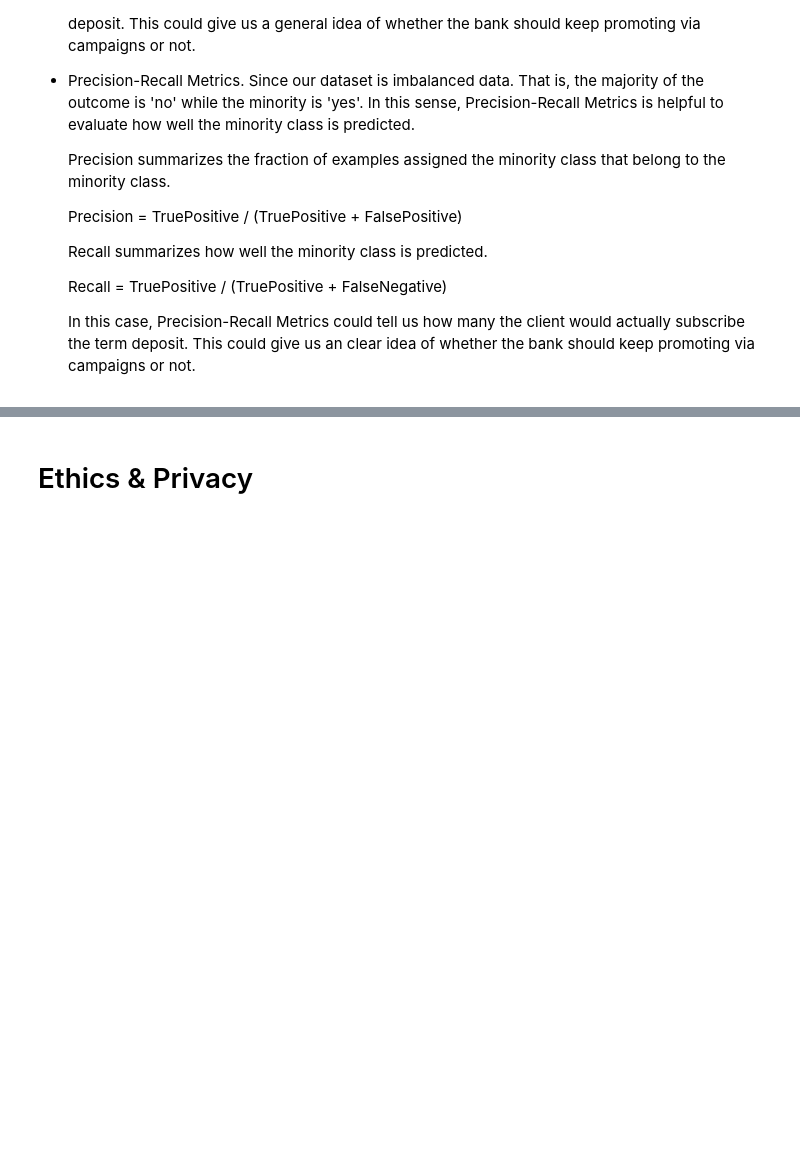
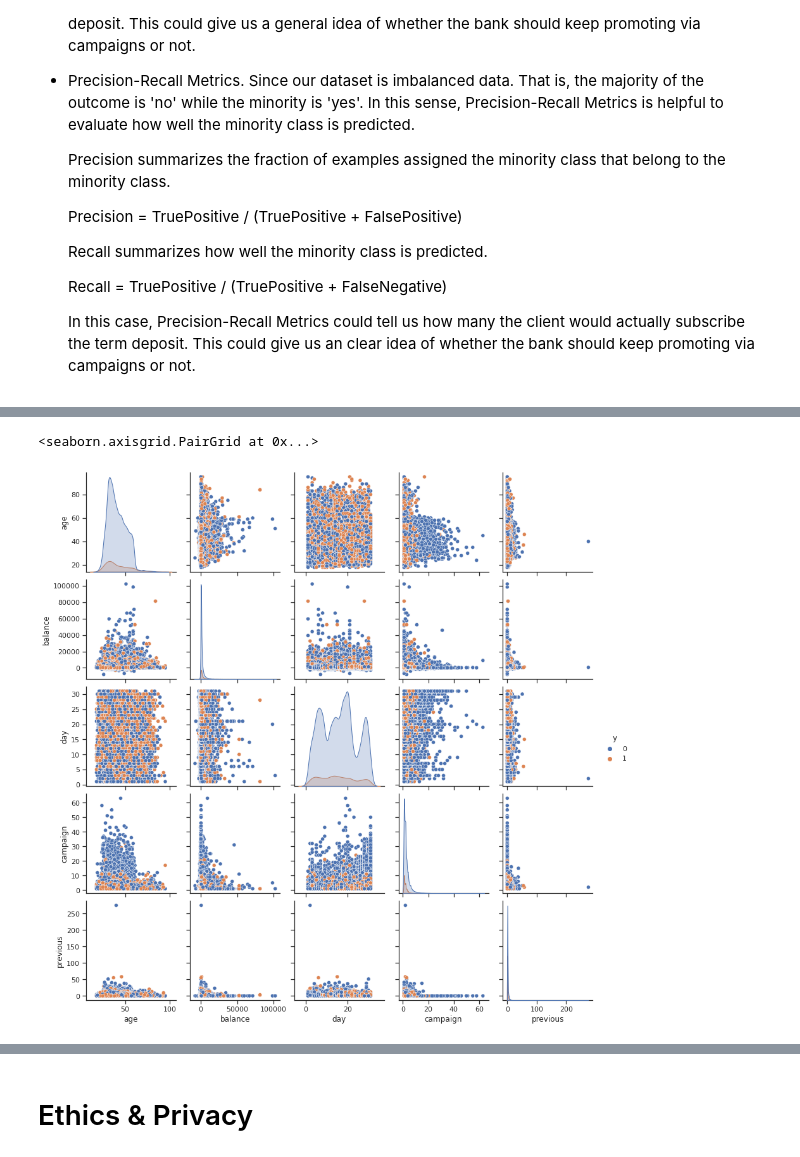
Before and after one commit to COGS118A/Group044-Sp22, a Jupyter notebook: Checkpoint_group044.ipynb, the cells around one changed output, grey strips where cells are left out. Saved outputs shown, nothing was run; the diff lists cells and outputs as text; code cells hidden in the pictures; blank space fills up the shorter version.

```diff
--- a/Checkpoint_group044.ipynb
+++ b/Checkpoint_group044.ipynb
@@ -95,0 +94,4 @@ Examples would include:
+# %%
+# load data
+df = pd.read_csv('bank-full.csv')
+df.head()
@@ -95,0 +105,7 @@ Examples would include:
+# %%
+# Drop redundant and unnesecerry columns
+df = df.drop(['contact', 'duration', 'pdays', 'poutcome'], axis=1)
+# %%
+# 0=NO and 1=YES
+df['y'] = df['y'].replace({'yes': 1, 'no': 0})
+df.head(10)
@@ -95,0 +200,9 @@ Examples would include:
+# %%
+import seaborn as sns
+import matplotlib.pyplot as plt
+#sns.set(style="ticks", color_codes=True)
+#pairPlot = sns.pairplot(df)
+sns.pairplot(df, hue='y')
+# %% [output]
+<seaborn.axisgrid.PairGrid at 0x...>
+[figure, added]
```
Also changed, not shown: parts of 38 cells of this notebook.
